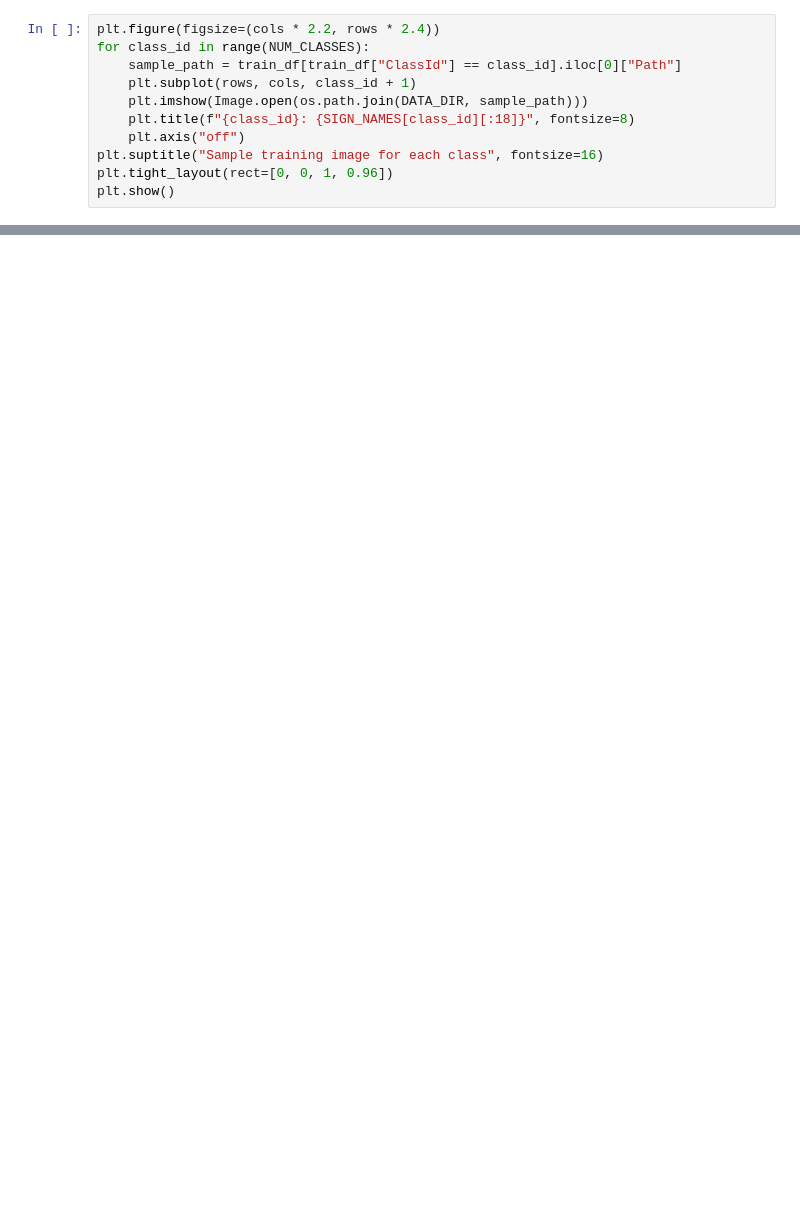
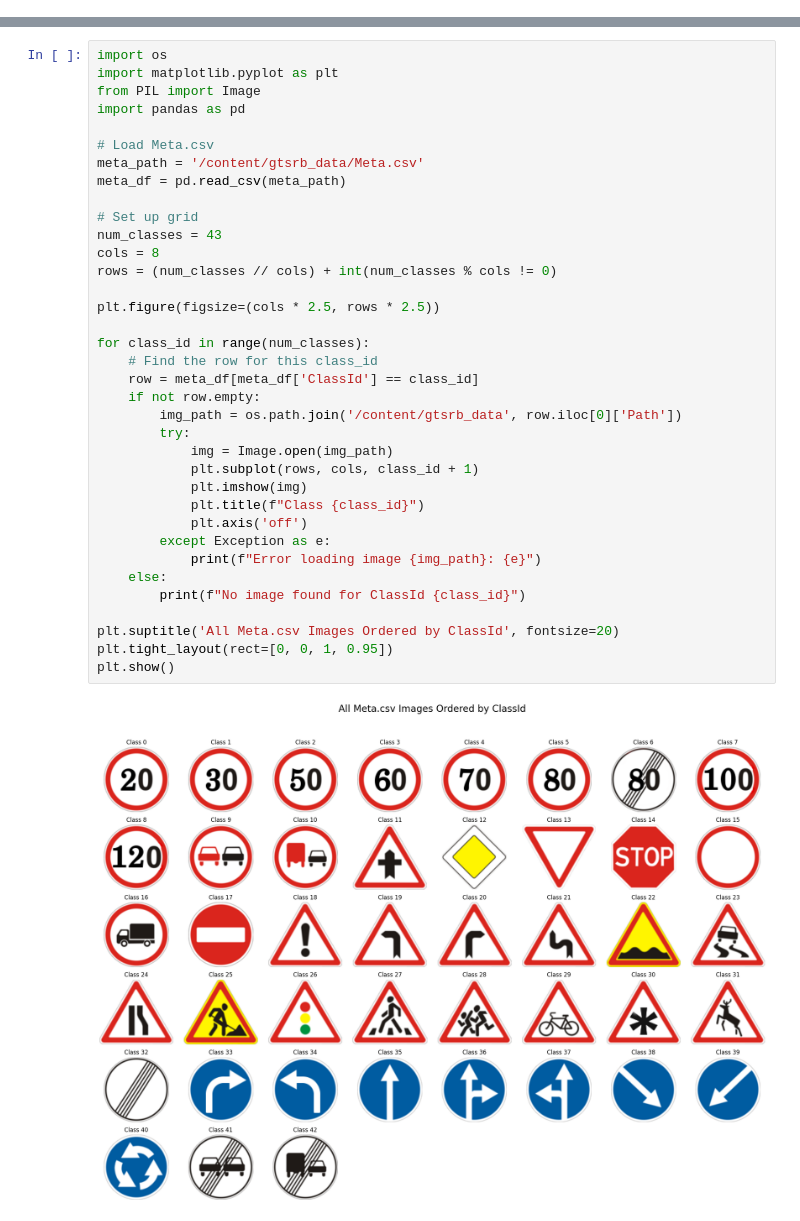
Before and after one commit to UrumeseJoy/German-Traffic-Sign-Recognition-with-CNN, a Jupyter notebook: German_Traffic_Sign_Recognition_Benchmark.ipynb, the cells around one changed output, grey strips where cells are left out. Cells and saved outputs as stored; diff of their text form; blank space fills up the shorter version.

```diff
--- a/German_Traffic_Sign_Recognition_Benchmark.ipynb
+++ b/German_Traffic_Sign_Recognition_Benchmark.ipynb
@@ -191,11 +0,0 @@ plt.show()
-# %%
-plt.figure(figsize=(cols * 2.2, rows * 2.4))
-for class_id in range(NUM_CLASSES):
-    sample_path = train_df[train_df["ClassId"] == class_id].iloc[0]["Path"]
-    plt.subplot(rows, cols, class_id + 1)
-    plt.imshow(Image.open(os.path.join(DATA_DIR, sample_path)))
-    plt.title(f"{class_id}: {SIGN_NAMES[class_id][:18]}", fontsize=8)
-    plt.axis("off")
-plt.suptitle("Sample training image for each class", fontsize=16)
-plt.tight_layout(rect=[0, 0, 1, 0.96])
-plt.show()
@@ -538,0 +108,38 @@ print(predict_sign(example))
+# %%
+import os
+import matplotlib.pyplot as plt
+from PIL import Image
+import pandas as pd
+
+# Load Meta.csv
+meta_path = '/content/gtsrb_data/Meta.csv'
+meta_df = pd.read_csv(meta_path)
+
+# Set up grid
+num_classes = 43
+cols = 8
+rows = (num_classes // cols) + int(num_classes % cols != 0)
+
+plt.figure(figsize=(cols * 2.5, rows * 2.5))
+
+for class_id in range(num_classes):
+    # Find the row for this class_id
+    row = meta_df[meta_df['ClassId'] == class_id]
+    if not row.empty:
+        img_path = os.path.join('/content/gtsrb_data', row.iloc[0]['Path'])
+        try:
+            img = Image.open(img_path)
+            plt.subplot(rows, cols, class_id + 1)
+            plt.imshow(img)
+            plt.title(f"Class {class_id}")
+            plt.axis('off')
+        except Exception as e:
+            print(f"Error loading image {img_path}: {e}")
+    else:
+        print(f"No image found for ClassId {class_id}")
+
+plt.suptitle('All Meta.csv Images Ordered by ClassId', fontsize=20)
+plt.tight_layout(rect=[0, 0, 1, 0.95])
+plt.show()
+# %% [output]
+[figure, added]
```
Also changed, not shown: parts of 66 cells of this notebook, 1 other file.
